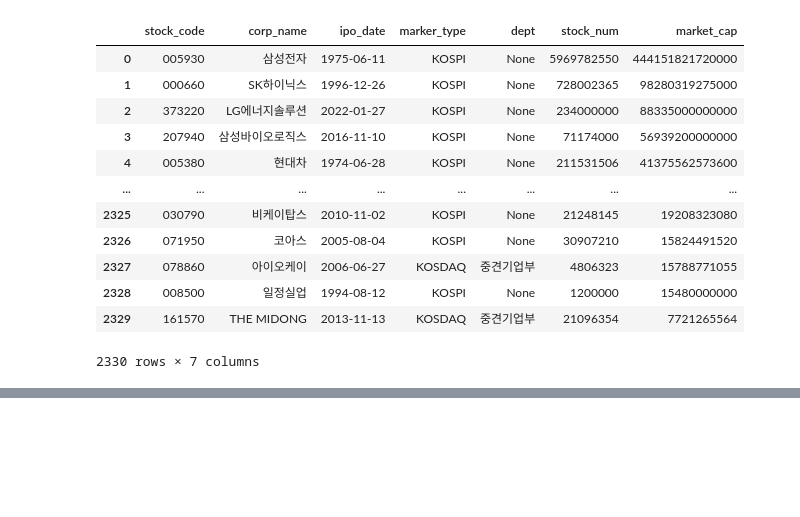
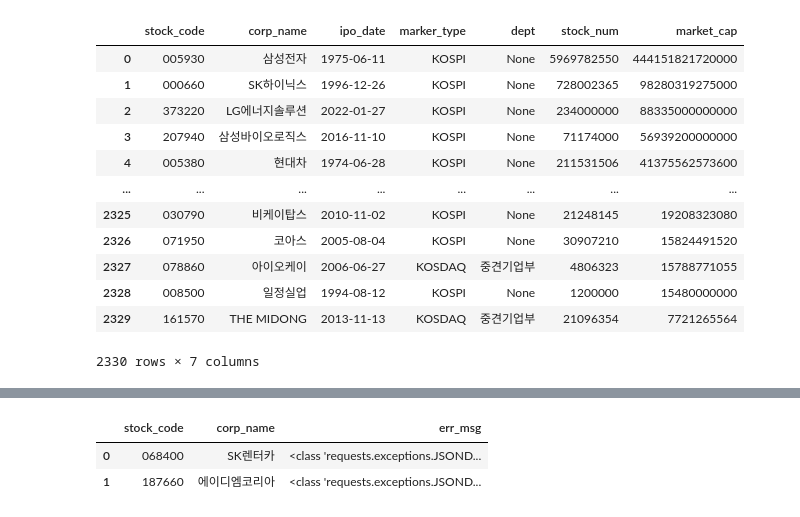
Before and after one commit to aiden-noh/first_filtering, a Jupyter notebook: collect_fs_quarter.ipynb, the cells around one changed output, grey strips where cells are left out. Saved outputs shown, nothing was run; the diff lists cells and outputs as text; code cells hidden in the pictures; blank space fills up the shorter version.

```diff
--- a/collect_fs_quarter.ipynb
+++ b/collect_fs_quarter.ipynb
@@ -95,0 +99,6 @@ Uploaded:  8070
+# %%
+df_exception
+# %% [output]
+|  | stock_code | corp_name | err_msg |
+| 0 | 068400 | SK렌터카 | <class 'requests.exceptions.JSOND... |
+| 1 | 187660 | 에이디엠코리아 | <class 'requests.exceptions.JSOND... |
```
Also changed, not shown: parts of 4 cells of this notebook, 3 other files.
